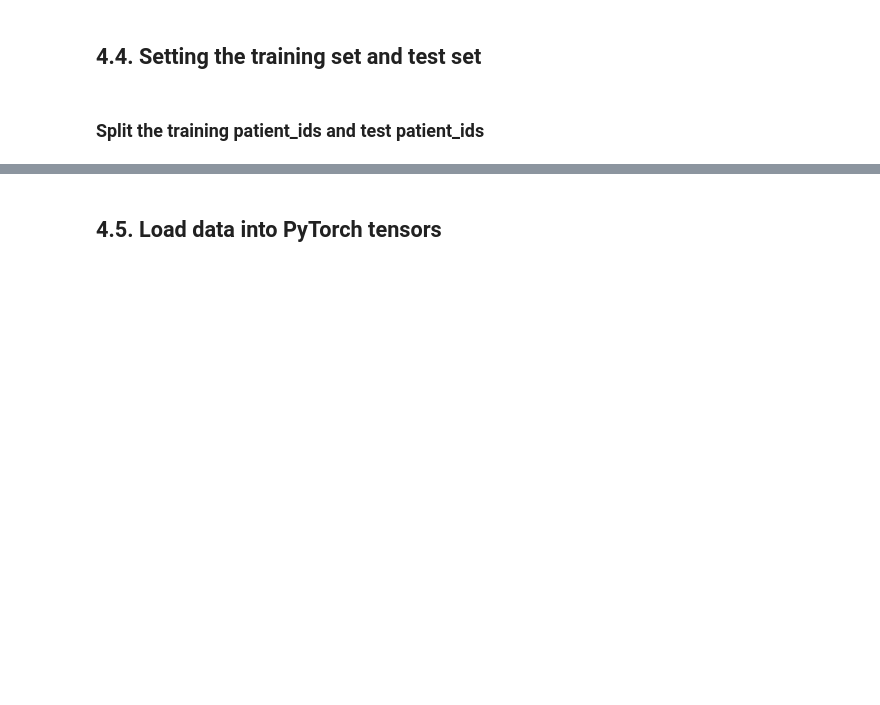
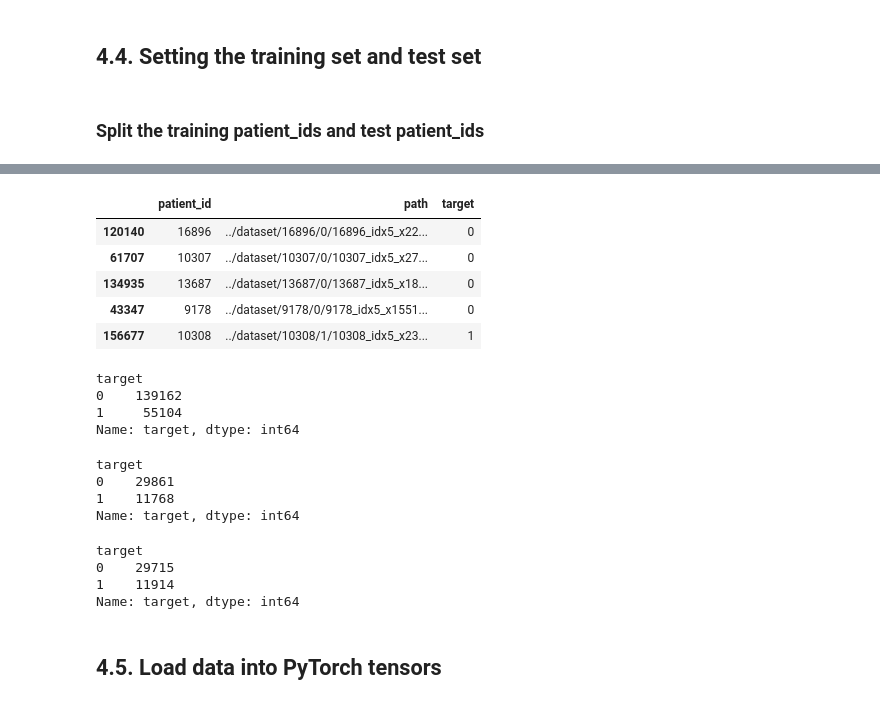
Before and after one commit to TrungLuong1194/breast-cancer-classification, a Jupyter notebook: Processing_dataset.ipynb, the cells around one changed output, grey strips where cells are left out. Drawn from its saved outputs; the diff is of its cells as text; code cells hidden in the pictures; blank space fills up the shorter version.

```diff
--- a/Processing_dataset.ipynb
+++ b/Processing_dataset.ipynb
@@ -418,8 +416,8 @@ memory usage: 6.4+ MB
 # %% [markdown]
 ### Split the training patient_ids and test patient_ids
 # %%
-train_ids, val_test_ids = train_test_split(patient_ids, test_size=0.3, random_state=0)
-val_ids, test_ids = train_test_split(val_test_ids, test_size=0.5, random_state=0)
+train_set, val_test = train_test_split(data, test_size=0.3, random_state=0)
+valid_set, test_set = train_test_split(val_test, test_size=0.5, random_state=0)
 
-print('train_ids/val_ids/test_ids: ' + str(len(train_ids)) + '/' + str(len(val_ids)) + '/' + str(len(test_ids)))
+print('train/val/test: ' + str(len(train_set)) + '/' + str(len(valid_set)) + '/' + str(len(test_set)))
 # %% [output]
@@ -486,3 +425,33 @@ for i in test_ids:
+# %%
+train_set.head()
+# %% [output]
+|  | patient_id | path | target |
+| 120140 | 16896 | ../dataset/16896/0/16896_idx5_x22... | 0 |
+| 61707 | 10307 | ../dataset/10307/0/10307_idx5_x27... | 0 |
+| 134935 | 13687 | ../dataset/13687/0/13687_idx5_x18... | 0 |
+| 43347 | 9178 | ../dataset/9178/0/9178_idx5_x1551... | 0 |
+| 156677 | 10308 | ../dataset/10308/1/10308_idx5_x23... | 1 |
+# %%
+train_set.groupby("target")["target"].count()
+# %% [output]
+target
+0    139162
+1     55104
+Name: target, dtype: int64
+# %%
+valid_set.groupby("target")["target"].count()
+# %% [output]
+target
+0    29861
+1    11768
+Name: target, dtype: int64
+# %%
+test_set.groupby("target")["target"].count()
+# %% [output]
+target
+0    29715
+1    11914
+Name: target, dtype: int64
 # %% [markdown]
 ## 4.5. Load data into PyTorch tensors
 # %%
```
Also changed, not shown: parts of 25 cells of this notebook, 4 other files.
